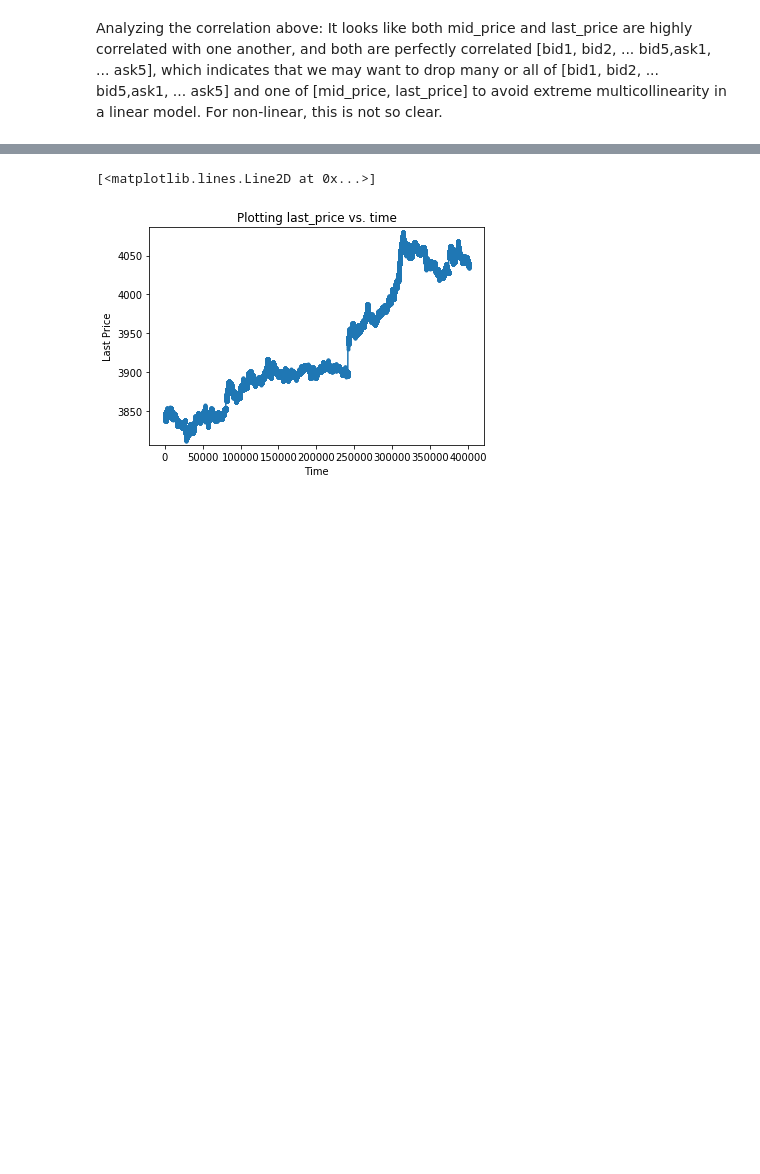
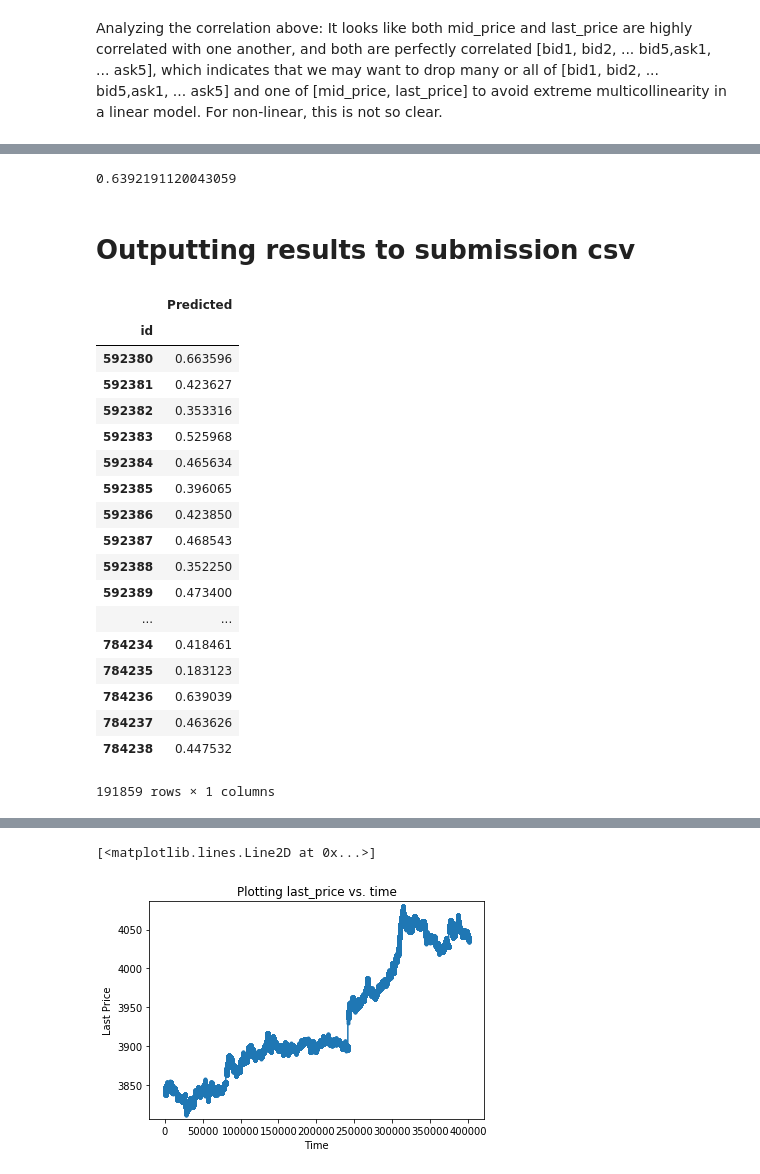
Before and after one commit to betzcats/cs155project1, a Jupyter notebook: MayaCode.ipynb, the cells around one changed output, grey strips where cells are left out. Cells and saved outputs as stored; diff of their text form; code cells hidden in the pictures; blank space fills up the shorter version.

Commit message:
Logistic regression with regularization

```diff
--- a/MayaCode.ipynb
+++ b/MayaCode.ipynb
@@ -54,0 +103,12 @@ to avoid extreme multicollinearity in a linear model. For non-linear, this is no
+# %%
+# Normalize test set features using training set stats
+for j in range(0,len(X_test[0])):
+    X_std = np.std(X[:, j])
+    X_test[:, j] -= np.mean(X[:, j])
+    X_test[:, j] *= (1 / X_std)
+
+# Normalize training set features
+for j in range(0,len(X[0])):
+    X_std = np.std(X[:, j])
+    X[:, j] -= np.mean(X[:, j])
+    X[:, j] *= (1 / X_std)
@@ -54,0 +125,49 @@ to avoid extreme multicollinearity in a linear model. For non-linear, this is no
+# %%
+# Let's try logistic regression for different lambda = 0.00001,
+# 0.00005, 0.00025, 61, 035.15625
+lam = 0.0005 # Penalizing to take care of some strong correlation between features
+# C is inverse of regularization strength
+
+# The C's (inv regularization strength) range from 1e-5 ... 1e5
+clf = LogisticRegressionCV(cv=5, random_state=0).fit(X, y_train)
+#clf = LogisticRegression(penalty='l2', C=(1/lam)).fit(X, y_trai )
+y_pred = clf.predict_proba(X)
+y_pred = y_pred[:,1]    # Grabbing probabililities of being in class 1
+# %%
+# Performance metric AUC (Area under the Receivor Operating Curve), you want an AUC near 1
+roc_auc_score(y_train, y_pred)
+#X = preprocessing.normalize(X) # Normalizing all observation vectors to have length of 1
+# %% [output]
+0.6392191120043059
+# %%
+# Predicting on test set
+y_pred_test = clf.predict_proba(X_test)
+y_pred_test = y_pred_test[:,1]
+# %%
+X_test_ids = X_test_ids.astype(int)
+# %% [markdown]
+# Outputting results to submission csv
+# %%
+predictions = {'id': X_test_ids, 'Predicted': y_pred_test}
+df_output = pd.DataFrame(predictions, columns=['id', 'Predicted'])
+df_output.set_index('id')
+# %% [output]
+|  | Predicted |
+| id |  |
+| 592380 | 0.663596 |
+| 592381 | 0.423627 |
+| 592382 | 0.353316 |
+| 592383 | 0.525968 |
+| 592384 | 0.465634 |
+| 592385 | 0.396065 |
+| 592386 | 0.423850 |
+| 592387 | 0.468543 |
+| 592388 | 0.352250 |
+| 592389 | 0.473400 |
+| ... | ... |
+| 784234 | 0.418461 |
+| 784235 | 0.183123 |
+| 784236 | 0.639039 |
+| 784237 | 0.463626 |
+| 784238 | 0.447532 |
+191859 rows × 1 columns
```
Also changed, not shown: parts of 21 cells of this notebook, 1 other file.
